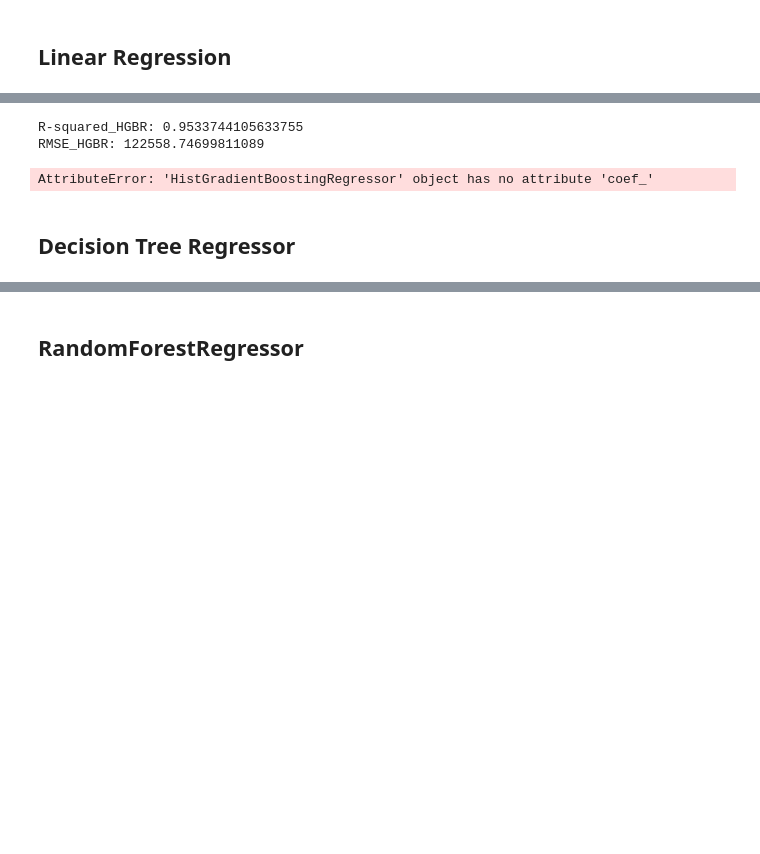
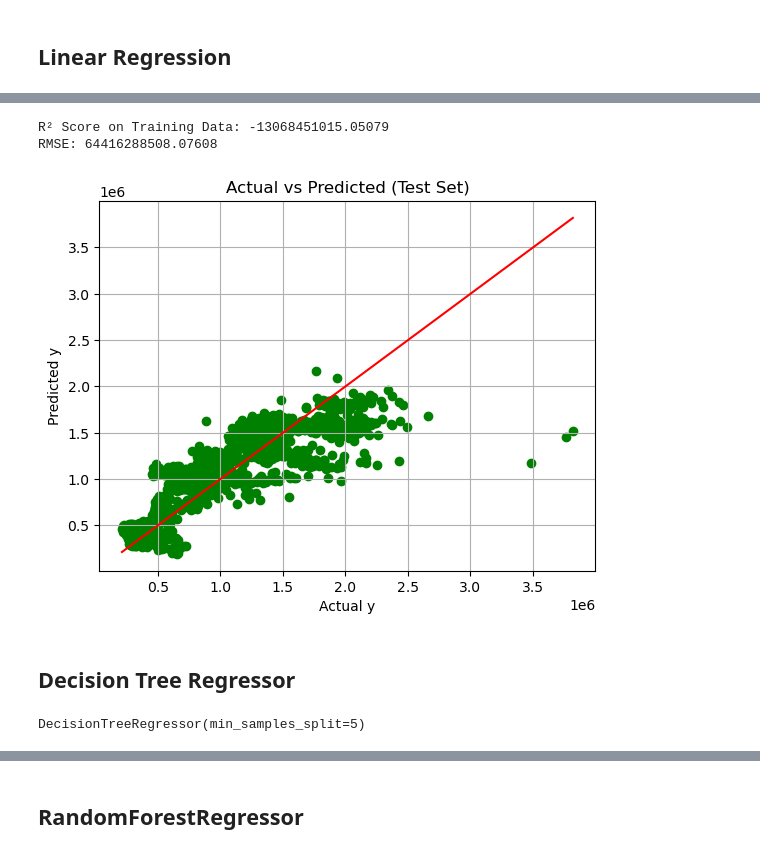
Before and after one commit to GARGI-GHORAI/soil-pollution-diseases, a Jupyter notebook: New Regression Analysis.ipynb, the cells around one changed output, grey strips where cells are left out. Cells and saved outputs as stored; diff of their text form; code cells hidden in the pictures; blank space fills up the shorter version.

```diff
--- a/New Regression Analysis.ipynb
+++ b/New Regression Analysis.ipynb
@@ -327,3 +325,0 @@ from sklearn.ensemble import RandomForestRegressor
-# %%
-model = RandomForestRegressor(n_estimators=100, random_state=42)
-model.fit(x_train, y_train)
@@ -358,20 +325,0 @@ MarkDown2       0.001159
-# %%
-from sklearn.ensemble import HistGradientBoostingRegressor
-model = HistGradientBoostingRegressor( max_iter=200,
-    learning_rate=0.05,
-    max_depth=8,
-    random_state=42)
-model.fit(X_train, y_train)
-
-y_pred = model.predict(X_test)
-# %%
-print("R-squared_HGBR:", r2_score(y_test, y_pred))
-print("RMSE_HGBR:", np.sqrt(mean_squared_error(y_test, y_pred)))
-# %% [output]
-R-squared_HGBR: 0.9533744105633755
-RMSE_HGBR: 122558.74699811089
-# %%
-coefficients = pd.DataFrame(model.coef_, X.columns, columns=['Coefficient'])
-print(coefficients)
-# %% [output]
-AttributeError: 'HistGradientBoostingRegressor' object has no attribute 'coef_'
@@ -378,3 +328,23 @@ AttributeError: 'HistGradientBoostingRegressor' object has no attribute 'coef_'
+# %%
+r2_train = r2_score(y_train, y_train_pred)
+print("R² Score on Training Data:", r2_train)
+print("RMSE:", np.sqrt(mean_squared_error(y_train, y_train_pred)))
+# %% [output]
+R² Score on Training Data: -13068451015.05079
+RMSE: 64416288508.07608
+# %%
+y_train_pred = model.predict(x_train)
+y_test_pred = model.predict(x_test)
+
+plt.scatter(y_test, y_test_pred, color='green')
+plt.plot([min(y_test), max(y_test)], [min(y_test), max(y_test)], color='red')
+plt.xlabel("Actual y")
+plt.ylabel("Predicted y")
+plt.title("Actual vs Predicted (Test Set)")
+plt.grid(True)
+plt.show()
+# %% [output]
+[figure, added]
 # %% [markdown]
 ## Decision Tree Regressor
 # %%
@@ -382,5 +352,5 @@ from sklearn.tree import DecisionTreeRegressor
 # %%
 model = DecisionTreeRegressor(splitter='best',max_depth=None,min_samples_split=5)
 model.fit(x_train, y_train)
-
-y_pred = model.predict(x_test)
+# %% [output]
+DecisionTreeRegressor(min_samples_split=5)
```
Also changed, not shown: parts of 32 cells of this notebook.
